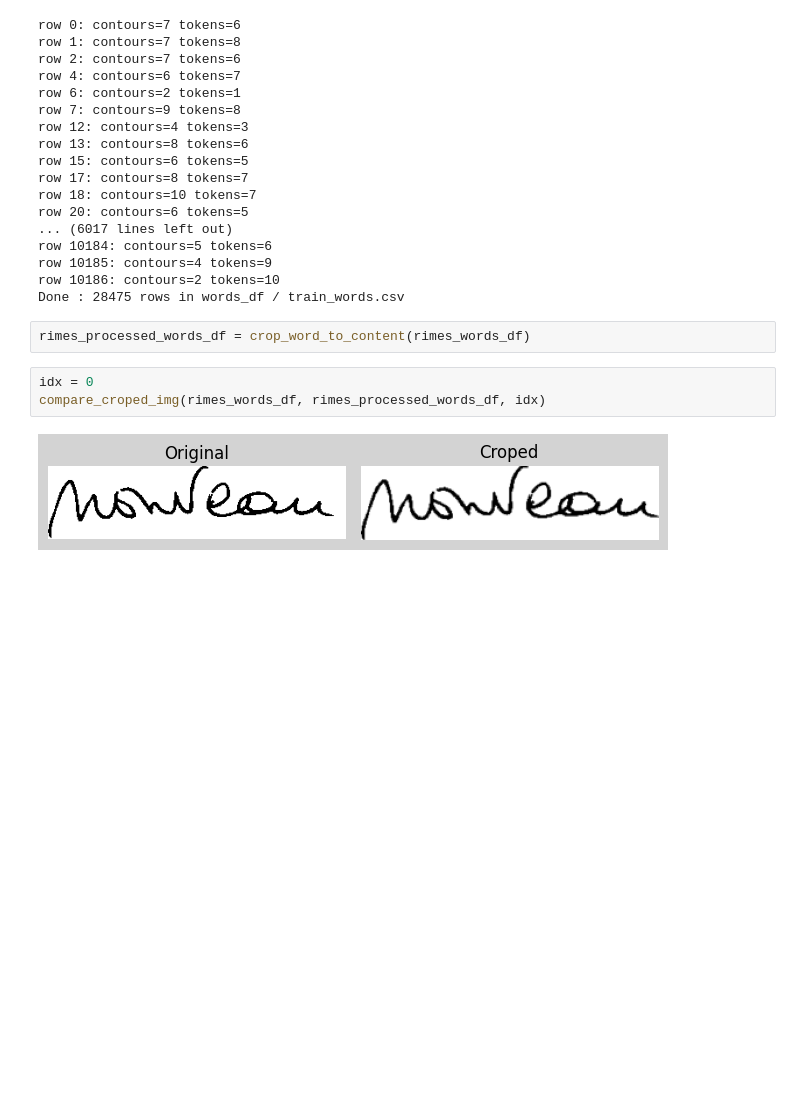
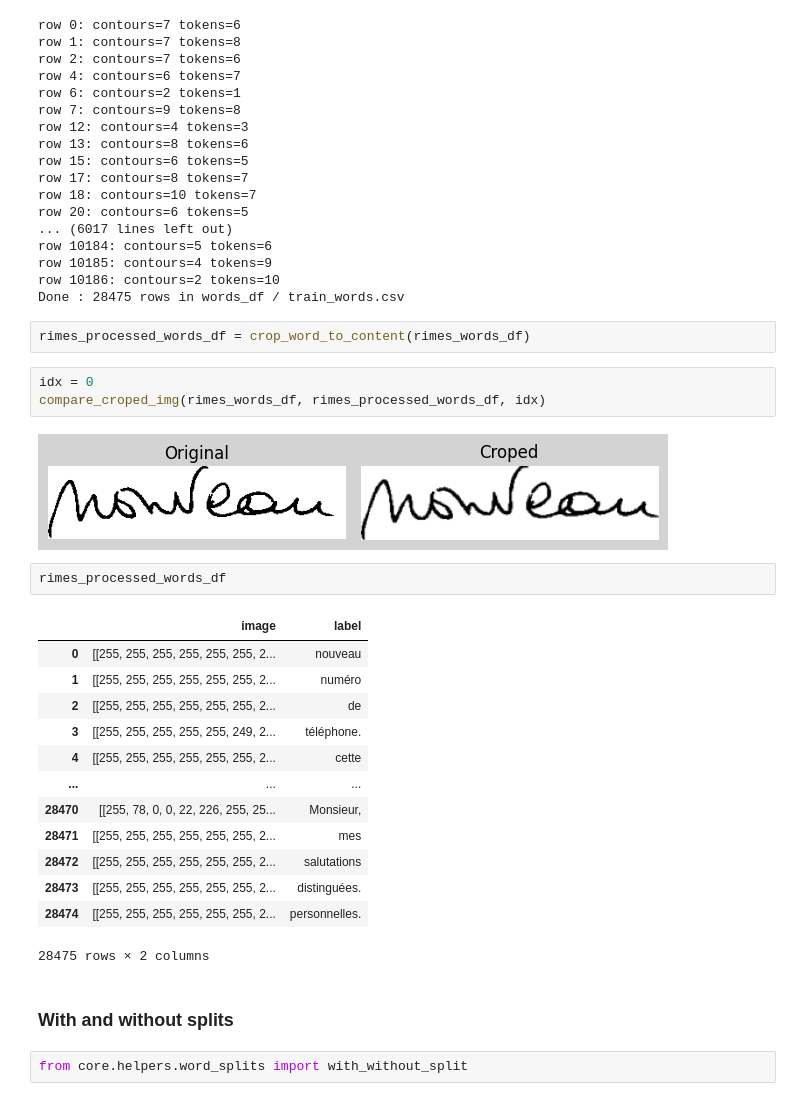
Before and after one commit to kpozniakd/RIMAS, a Jupyter notebook: src/notebooks/main_pipeline.ipynb, the cells around one changed output. Saved outputs shown, nothing was run; the diff lists cells and outputs as text; blank space fills up the shorter version.

Commit message:
Add division into words with and without a letter

```diff
--- a/src/notebooks/main_pipeline.ipynb
+++ b/src/notebooks/main_pipeline.ipynb
@@ -430,3 +430,23 @@ idx = 0
 compare_croped_img(rimes_words_df, rimes_processed_words_df, idx)
 # %% [output]
 [figure]
+# %%
+rimes_processed_words_df
+# %% [output]
+|  | image | label |
+| 0 | [[255, 255, 255, 255, 255, 255, 2... | nouveau |
+| 1 | [[255, 255, 255, 255, 255, 255, 2... | numéro |
+| 2 | [[255, 255, 255, 255, 255, 255, 2... | de |
+| 3 | [[255, 255, 255, 255, 255, 249, 2... | téléphone. |
+| 4 | [[255, 255, 255, 255, 255, 255, 2... | cette |
+| ... | ... | ... |
+| 28470 | [[255, 78, 0, 0, 22, 226, 255, 25... | Monsieur, |
+| 28471 | [[255, 255, 255, 255, 255, 255, 2... | mes |
+| 28472 | [[255, 255, 255, 255, 255, 255, 2... | salutations |
+| 28473 | [[255, 255, 255, 255, 255, 255, 2... | distinguées. |
+| 28474 | [[255, 255, 255, 255, 255, 255, 2... | personnelles. |
+28475 rows × 2 columns
+# %% [markdown]
+### With and without splits
+# %%
+from core.helpers.word_splits import with_without_split
```
Also changed, not shown: parts of 2 cells of this notebook, 1 other file.
